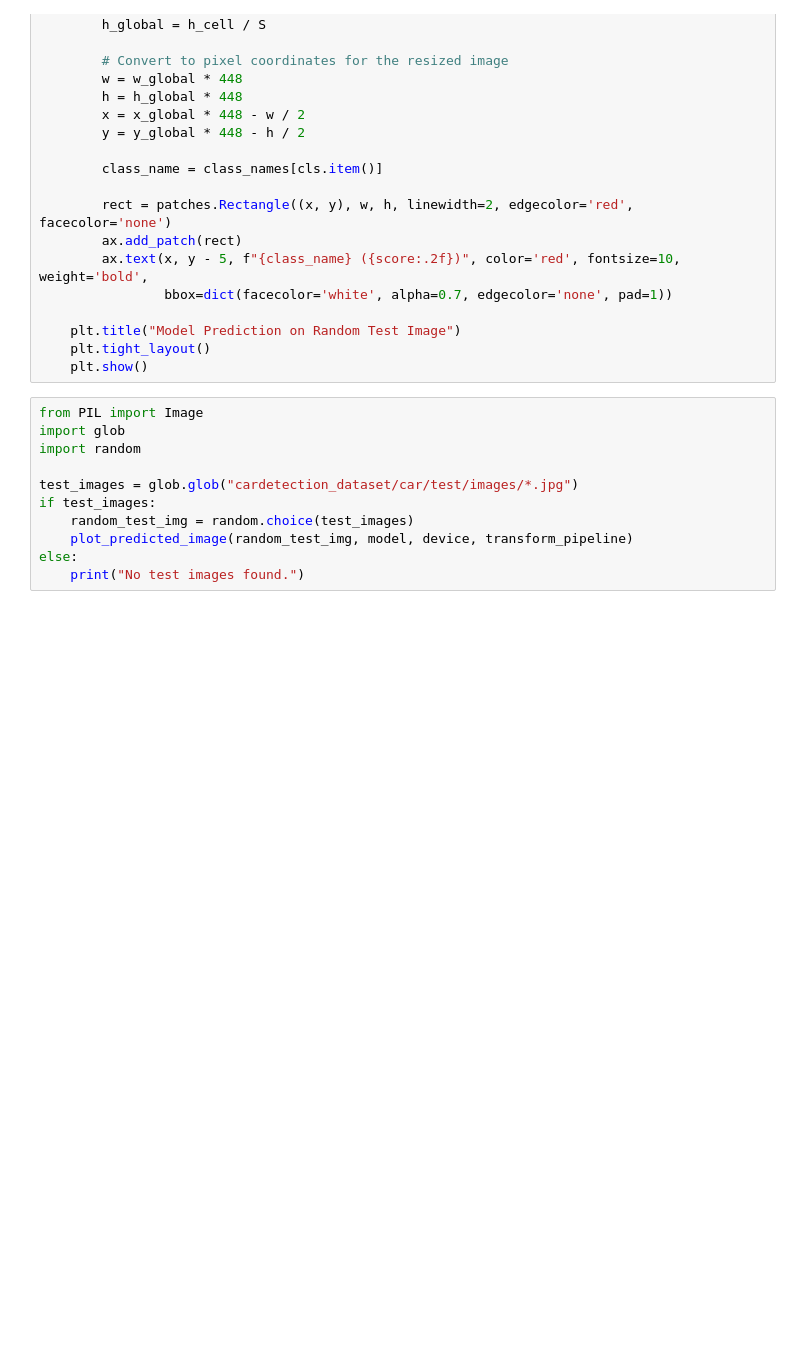
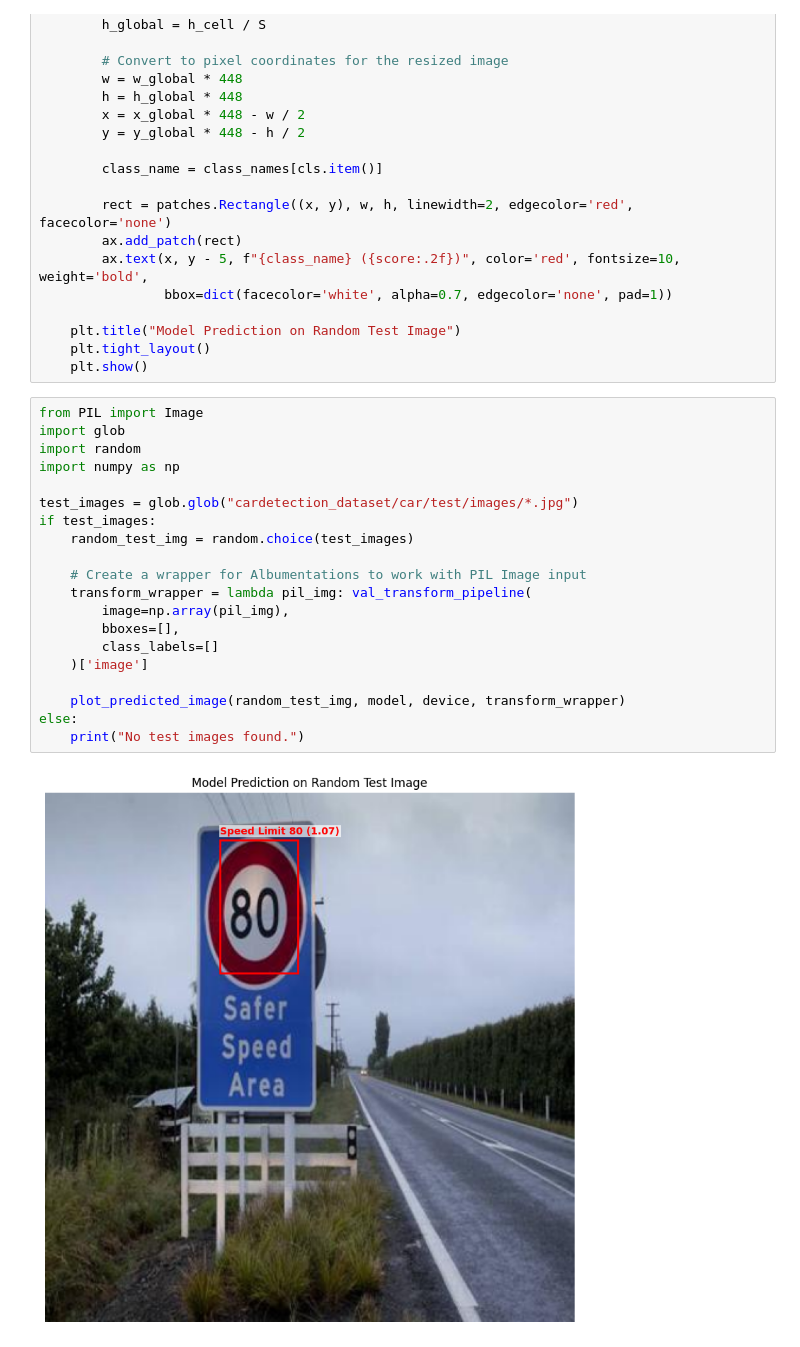
Before and after one commit to CS171-Semester-Project/traffic-sign-detection, a Jupyter notebook: traffic_sign_detection.ipynb, the cells around one changed output. Saved outputs shown, nothing was run; the diff lists cells and outputs as text; blank space fills up the shorter version.

```diff
--- a/traffic_sign_detection.ipynb
+++ b/traffic_sign_detection.ipynb
@@ -1343,14 +1355,25 @@ def plot_predicted_image(img_path, model, device, transform, conf_threshold=0.2,
 # %%
 from PIL import Image
 import glob
 import random
+import numpy as np
 
 test_images = glob.glob("cardetection_dataset/car/test/images/*.jpg")
 if test_images:
     random_test_img = random.choice(test_images)
-    plot_predicted_image(random_test_img, model, device, transform_pipeline)
+
+    # Create a wrapper for Albumentations to work with PIL Image input
+    transform_wrapper = lambda pil_img: val_transform_pipeline(
+        image=np.array(pil_img),
+        bboxes=[],
+        class_labels=[]
+    )['image']
+
+    plot_predicted_image(random_test_img, model, device, transform_wrapper)
 else:
     print("No test images found.")
+# %% [output]
+[figure, added]
 # %%
 import glob
 from IPython.display import Image, display
```
Also changed, not shown: parts of 3 cells of this notebook.
